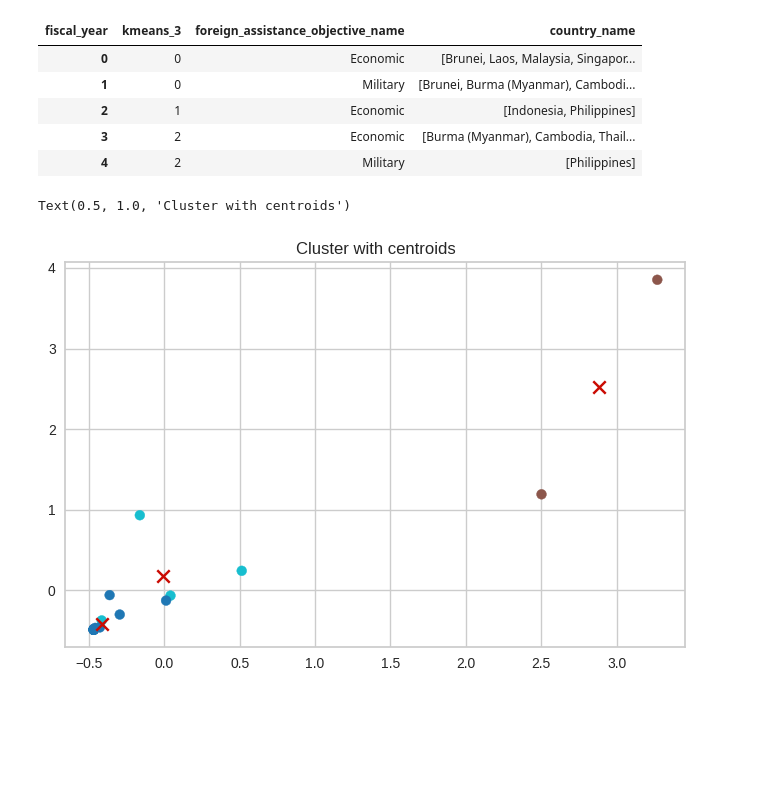
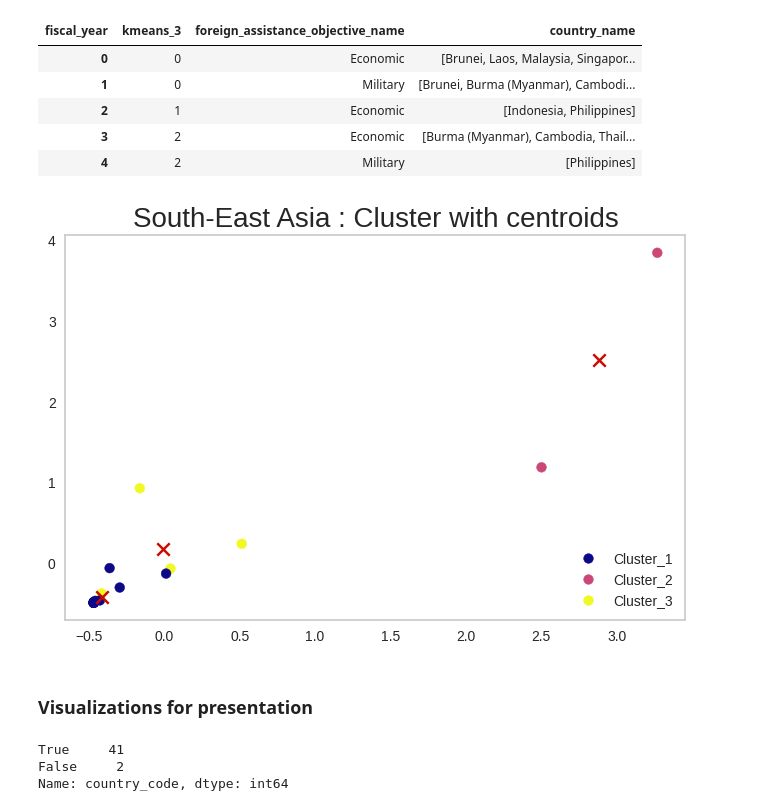
Before and after one commit to kushalnavghare/responsible-foreign-aid, a Jupyter notebook: code/04_modelling-unsupervised.ipynb, the cells around one changed output. Cells and saved outputs as stored; diff of their text form; code cells hidden in the pictures; blank space fills up the shorter version.

```diff
--- a/code/04_modelling-unsupervised.ipynb
+++ b/code/04_modelling-unsupervised.ipynb
@@ -712,11 +715,15 @@ south_est_asia_lvl_2.groupby(['kmeans_3', 'foreign_assistance_objective_name'])\
 # %%
 centers = southest_asia_cluster_3.cluster_centers_
 # %%
+classes = ['Cluster_1', 'Cluster_2', 'Cluster_3']
 plt.figure(figsize=(8, 5))
-plt.scatter(scaled_x[:, 0], scaled_x[:, 1],
-            c=south_est_asia_lvl_2['kmeans_3'], s=50, cmap='tab10')
-plt.scatter(centers[:,0] , centers[:,1] , s = 80, color = 'r', marker="x")
-plt.title("Cluster with centroids")
+scatter = plt.scatter(scaled_x[:, 0], scaled_x[:, 1],
+            c=south_est_asia_lvl_2['kmeans_3'], s=50, cmap='plasma')
+plt.scatter(centers[:,0] , centers[:,1] , s = 80, color = 'r', marker='x')
+plt.title("South-East Asia : Cluster with centroids", size = 20)
+plt.legend(handles=scatter.legend_elements()[0], labels=classes, loc = "lower right")
+plt.grid(False)
 # %% [output]
-Text(0.5, 1.0, 'Cluster with centroids')
-[figure, old version]
+[figure, new version]
+# %% [markdown]
+### Visualizations for presentation
@@ -722,0 +736,6 @@ Text(0.5, 1.0, 'Cluster with centroids')
+# %%
+lat_amr_lvl_2.country_code.isin(world.country_code).value_counts()
+# %% [output]
+True     41
+False     2
+Name: country_code, dtype: int64
```
Also changed, not shown: parts of 17 cells of this notebook.
